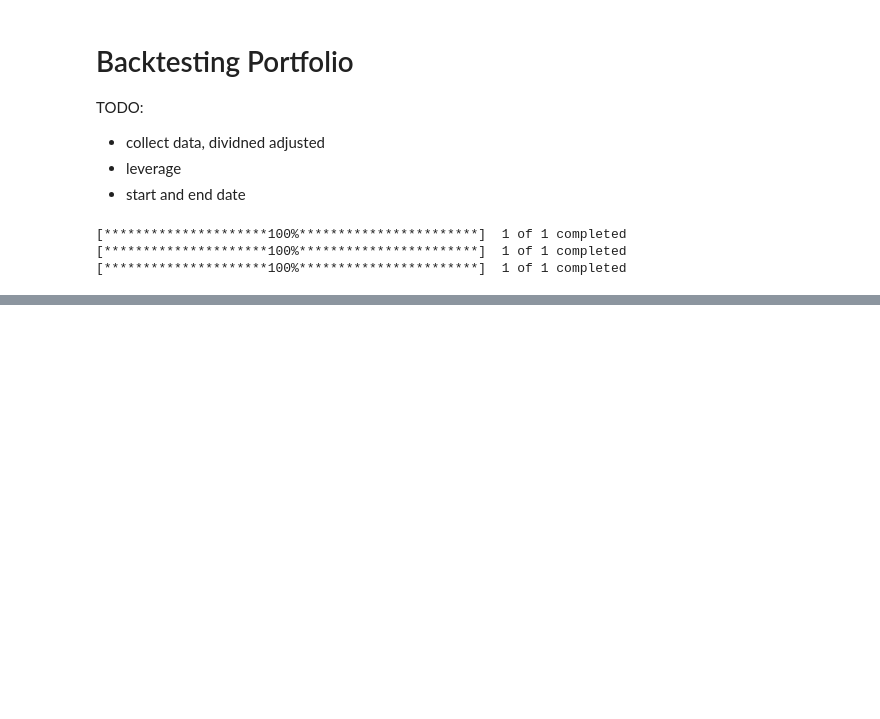
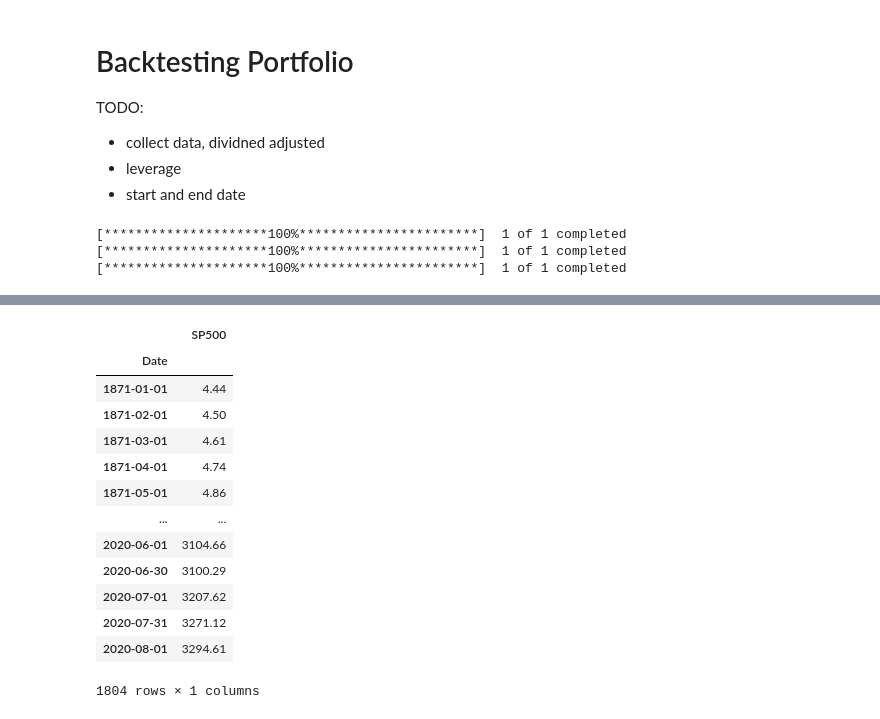
Before and after one commit to webclinic017/Portfolio_Construction, a Jupyter notebook: Portfolio_Backtest/Static_Portfolio.ipynb, the cells around one changed output, grey strips where cells are left out. Saved outputs shown, nothing was run; the diff lists cells and outputs as text; code cells hidden in the pictures; blank space fills up the shorter version.

```diff
--- a/Portfolio_Backtest/Static_Portfolio.ipynb
+++ b/Portfolio_Backtest/Static_Portfolio.ipynb
@@ -327,7 +308,23 @@ long_vol.columns = ["Long Vol"]
 # %%
 #Monthly SP500
 SP500_monthly = quandl.get("MULTPL/SP500_REAL_PRICE_MONTH", authtoken="6rNSyTM5R4g7_B7XSyQW")
 SP500_monthly.columns = ['SP500']
+SP500_monthly
+# %% [output]
+|  | SP500 |
+| Date |  |
+| 1871-01-01 | 4.44 |
+| 1871-02-01 | 4.50 |
+| 1871-03-01 | 4.61 |
+| 1871-04-01 | 4.74 |
+| 1871-05-01 | 4.86 |
+| ... | ... |
+| 2020-06-01 | 3104.66 |
+| 2020-06-30 | 3100.29 |
+| 2020-07-01 | 3207.62 |
+| 2020-07-31 | 3271.12 |
+| 2020-08-01 | 3294.61 |
+1804 rows × 1 columns
 # %%
 ####DAILY DATA#########
 
```
Also changed, not shown: parts of 10 cells of this notebook.
